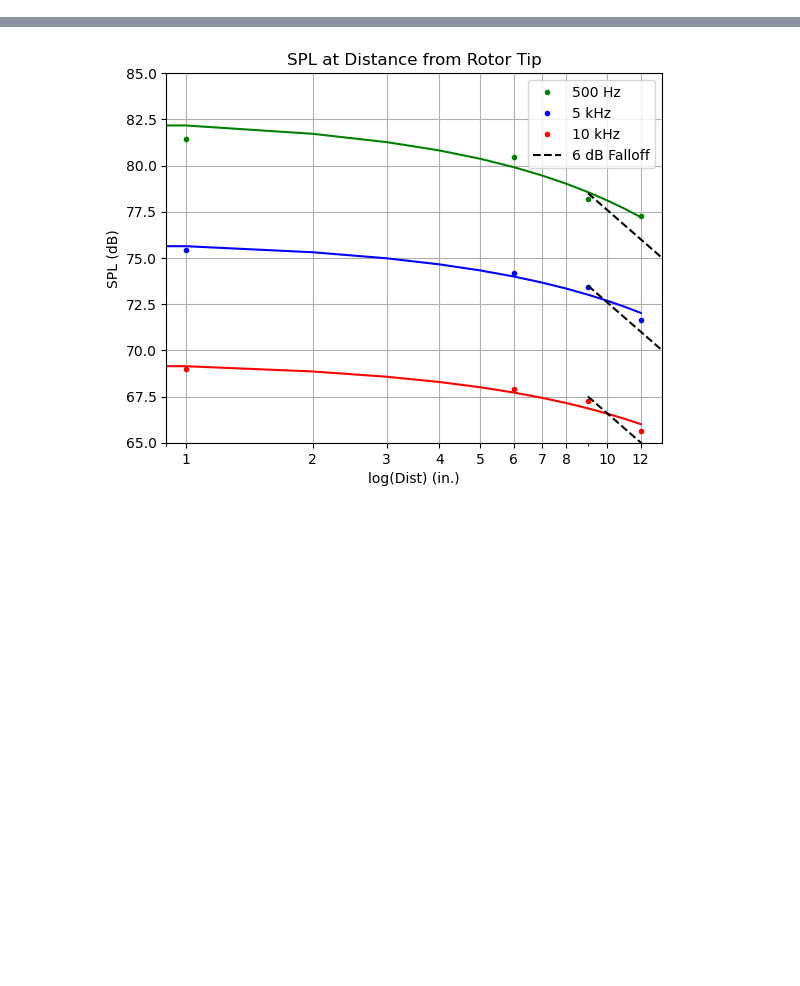
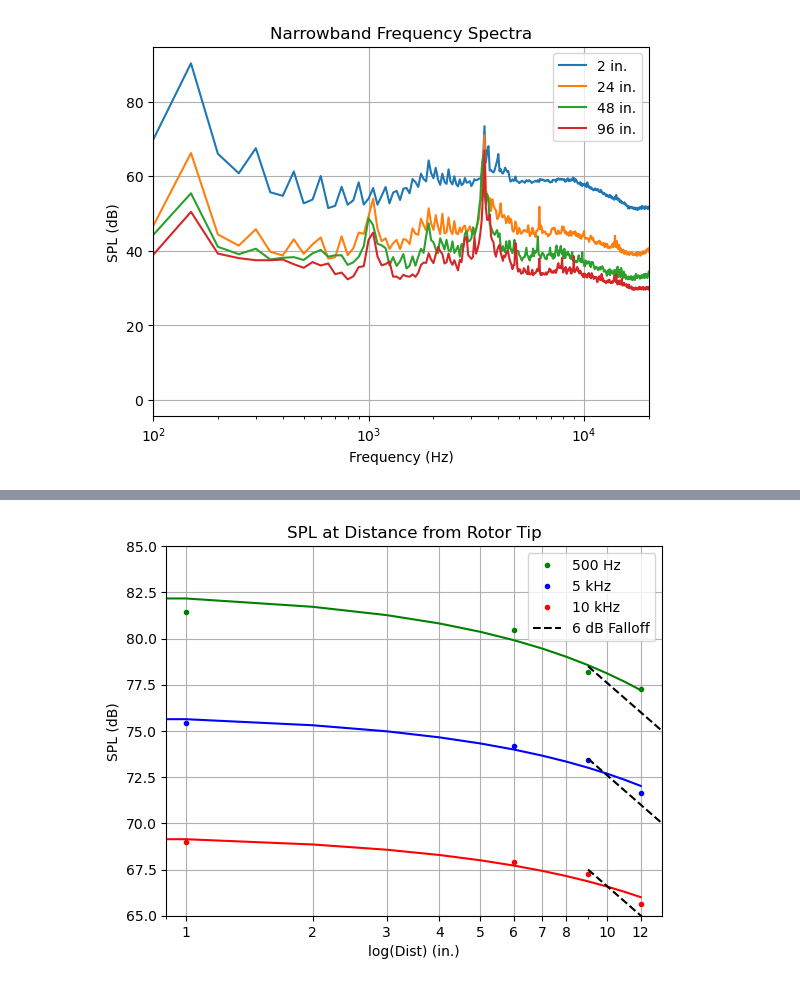
Before and after one commit to sladesladeslade/CuppolettiLab, a Jupyter notebook: Spr 23 UGR/UGRplots.ipynb, the cells around one changed output, grey strips where cells are left out. Drawn from its saved outputs; the diff is of its cells as text; code cells hidden in the pictures; blank space fills up the shorter version.

```diff
--- a/Spr 23 UGR/UGRplots.ipynb
+++ b/Spr 23 UGR/UGRplots.ipynb
@@ -117,0 +119,15 @@ plt.show()
+# %%
+plt.plot(troyfreq2, troyspl2[6], label="2 in.")
+plt.plot(troyfreq24, troyspl24[6], label="24 in.")
+plt.plot(troyfreq48, troyspl48[6], label="48 in.")
+plt.plot(troyfreq96, troyspl96[6], label="96 in.")
+plt.grid()
+plt.legend()
+plt.xscale("log")
+plt.xlim([100, 20000])
+plt.title("Narrowband Frequency Spectra")
+plt.xlabel("Frequency (Hz)")
+plt.ylabel("SPL (dB)")
+plt.show()
+# %% [output]
+[figure, added]
```
Also changed, not shown: parts of 4 cells of this notebook.
